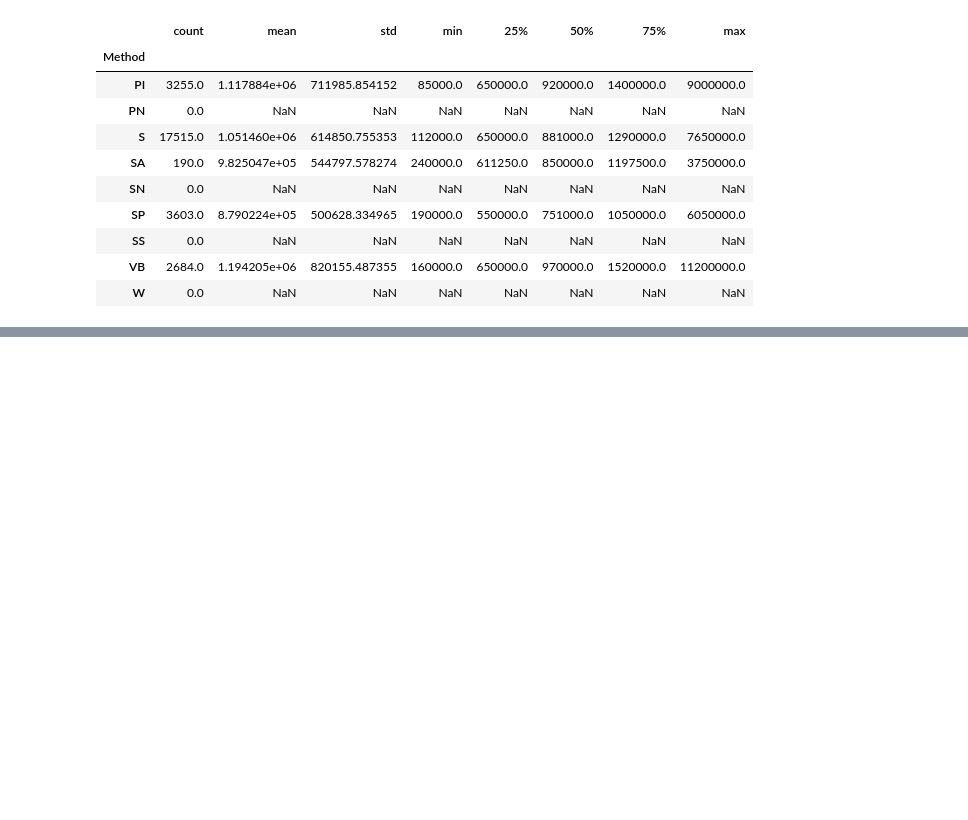
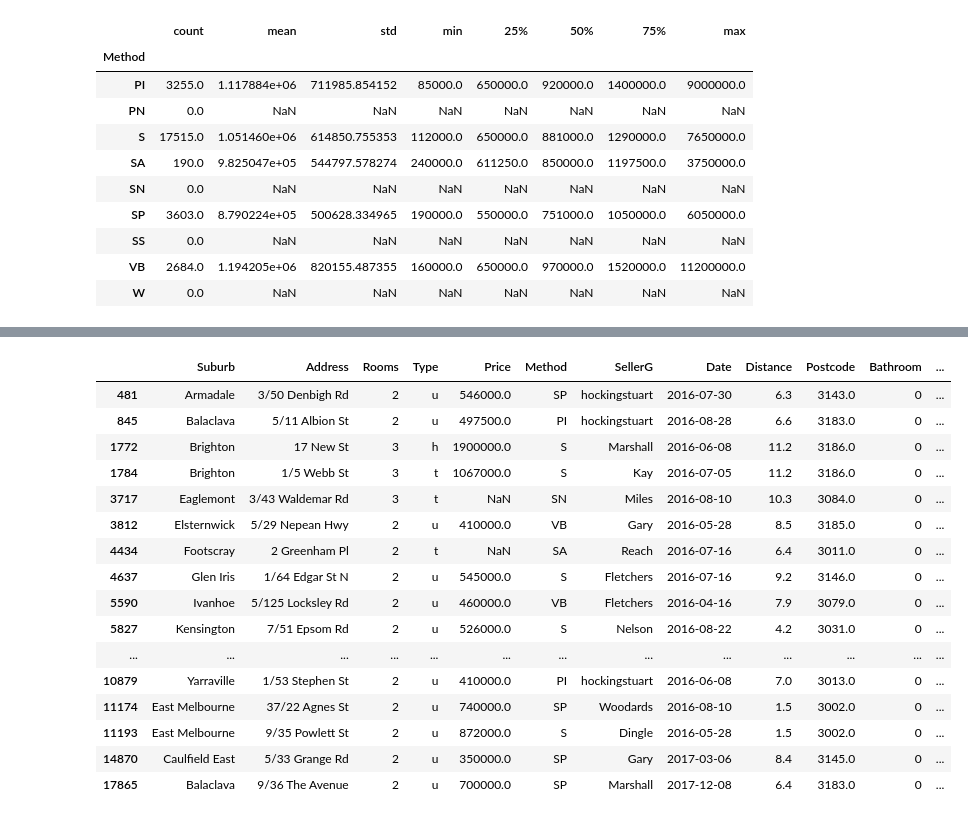
Before and after one commit to NicolaLarosa/housing_price, a Jupyter notebook: housing_price.ipynb, the cells around one changed output, grey strips where cells are left out. Saved outputs shown, nothing was run; the diff lists cells and outputs as text; code cells hidden in the pictures; blank space fills up the shorter version.

```diff
--- a/housing_price.ipynb
+++ b/housing_price.ipynb
@@ -402,0 +456,17 @@ house['Price'].groupby(house['Method']).describe()
+# %%
+# Numeric features exploration
+# visualising some basic statistics in order to explore the main features more closely
+pd.set_option('display.max_columns', None)
+house.describe()
+
+
+# Comments:
+
+# 12 bathrooms as a max value (probably a typing error)
+# but also there are some houses with no bathroom
+
+# 26 car spots seems quite a lot. Investigate, maybe could be another typing error - comparing with Landsize and BuildingArea.
+
+# Extreme values of Landsize and BuildingArea seem too excessive
+
+# Year max is 2106, clearly an error. Investigate if there are "Year" greater than 2018 and try to replace with a more proper value.
@@ -402,0 +539,21 @@ house['Price'].groupby(house['Method']).describe()
+# %%
+house[(house["Bathroom"] == 0) & (house["Landsize"] <= 50)]
+# Thee number of apartaments with no bath & no landsize (& NaN on BArea..) is 24 (out of 46)
+# %% [output]
+|  | Suburb | Address | Rooms | Type | Price | Method | SellerG | Date | Distance | Postcode | Bathroom | ... |
+| 481 | Armadale | 3/50 Denbigh Rd | 2 | u | 546000.0 | SP | hockingstuart | 2016-07-30 | 6.3 | 3143.0 | 0 | ... |
+| 845 | Balaclava | 5/11 Albion St | 2 | u | 497500.0 | PI | hockingstuart | 2016-08-28 | 6.6 | 3183.0 | 0 | ... |
+| 1772 | Brighton | 17 New St | 3 | h | 1900000.0 | S | Marshall | 2016-06-08 | 11.2 | 3186.0 | 0 | ... |
+| 1784 | Brighton | 1/5 Webb St | 3 | t | 1067000.0 | S | Kay | 2016-07-05 | 11.2 | 3186.0 | 0 | ... |
+| 3717 | Eaglemont | 3/43 Waldemar Rd | 3 | t | NaN | SN | Miles | 2016-08-10 | 10.3 | 3084.0 | 0 | ... |
+| 3812 | Elsternwick | 5/29 Nepean Hwy | 2 | u | 410000.0 | VB | Gary | 2016-05-28 | 8.5 | 3185.0 | 0 | ... |
+| 4434 | Footscray | 2 Greenham Pl | 2 | t | NaN | SA | Reach | 2016-07-16 | 6.4 | 3011.0 | 0 | ... |
+| 4637 | Glen Iris | 1/64 Edgar St N | 2 | u | 545000.0 | S | Fletchers | 2016-07-16 | 9.2 | 3146.0 | 0 | ... |
+| 5590 | Ivanhoe | 5/125 Locksley Rd | 2 | u | 460000.0 | VB | Fletchers | 2016-04-16 | 7.9 | 3079.0 | 0 | ... |
+| 5827 | Kensington | 7/51 Epsom Rd | 2 | u | 526000.0 | S | Nelson | 2016-08-22 | 4.2 | 3031.0 | 0 | ... |
+| ... | ... | ... | ... | ... | ... | ... | ... | ... | ... | ... | ... | ... |
+| 10879 | Yarraville | 1/53 Stephen St | 2 | u | 410000.0 | PI | hockingstuart | 2016-06-08 | 7.0 | 3013.0 | 0 | ... |
+| 11174 | East Melbourne | 37/22 Agnes St | 2 | u | 740000.0 | SP | Woodards | 2016-08-10 | 1.5 | 3002.0 | 0 | ... |
+| 11193 | East Melbourne | 9/35 Powlett St | 2 | u | 872000.0 | S | Dingle | 2016-05-28 | 1.5 | 3002.0 | 0 | ... |
+| 14870 | Caulfield East | 5/33 Grange Rd | 2 | u | 350000.0 | SP | Gary | 2017-03-06 | 8.4 | 3145.0 | 0 | ... |
+| 17865 | Balaclava | 9/36 The Avenue | 2 | u | 700000.0 | SP | Marshall | 2017-12-08 | 6.4 | 3183.0 | 0 | ... |
```
Also changed, not shown: parts of 41 cells of this notebook.
